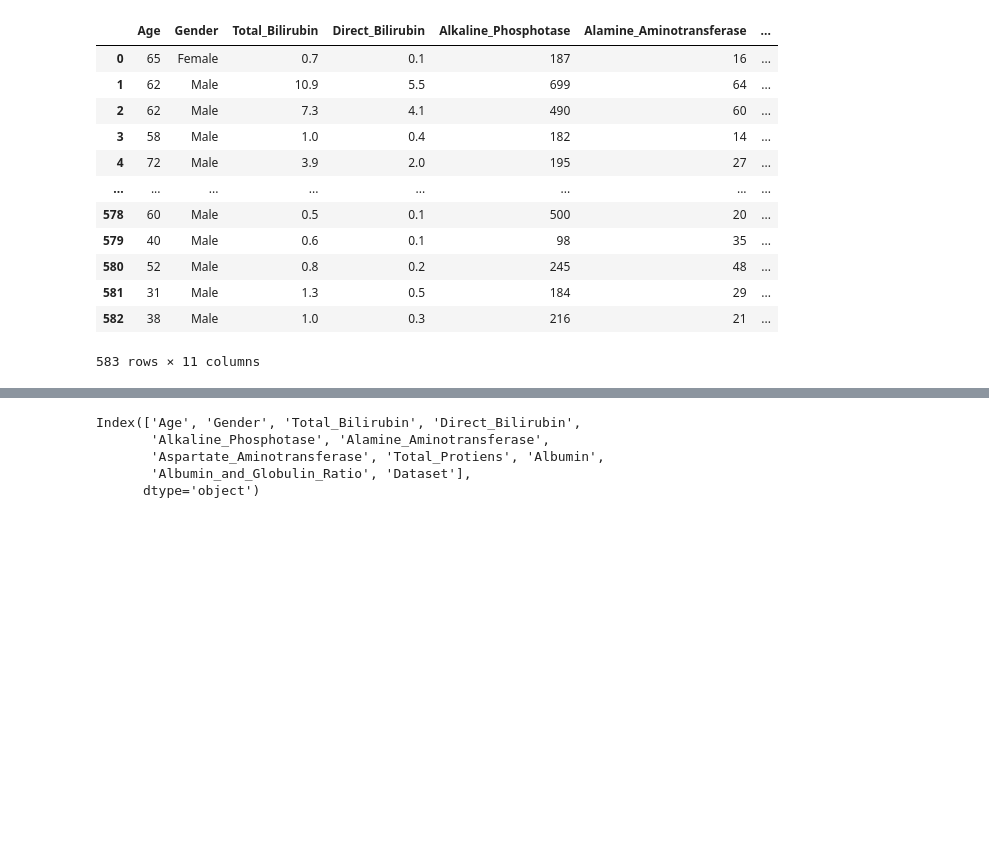
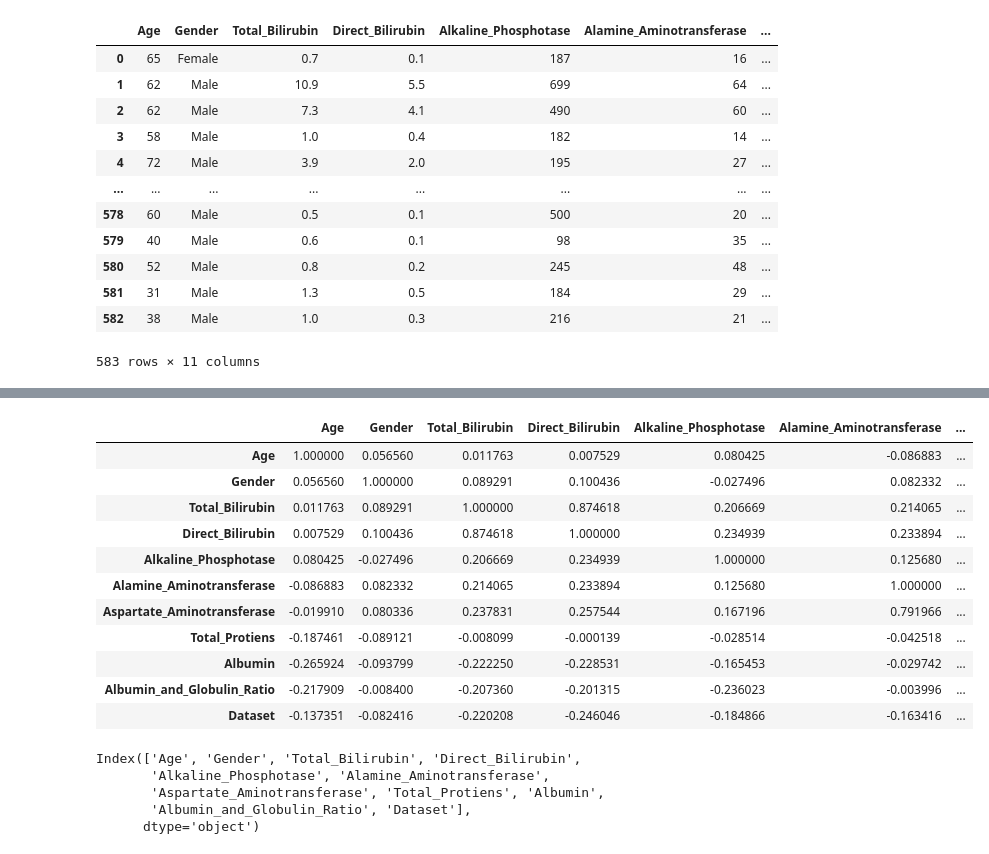
Before and after one commit to Hemanthk408/Multiple-Disease-Prediction-Using-ML, a Jupyter notebook: Multiple_Disease_Prediction.ipynb, the cells around one changed output, grey strips where cells are left out. Drawn from its saved outputs; the diff is of its cells as text; code cells hidden in the pictures; blank space fills up the shorter version.

```diff
--- a/Multiple_Disease_Prediction.ipynb
+++ b/Multiple_Disease_Prediction.ipynb
@@ -52,6 +50,21 @@ Data columns (total 11 columns):
  10  Dataset                     583 non-null    int64
 dtypes: float64(5), int64(5), object(1)
 memory usage: 50.2+ KB
+# %%
+df.corr()
+# %% [output]
+|  | Age | Gender | Total_Bilirubin | Direct_Bilirubin | Alkaline_Phosphotase | Alamine_Aminotransferase | ... |
+| Age | 1.000000 | 0.056560 | 0.011763 | 0.007529 | 0.080425 | -0.086883 | ... |
+| Gender | 0.056560 | 1.000000 | 0.089291 | 0.100436 | -0.027496 | 0.082332 | ... |
+| Total_Bilirubin | 0.011763 | 0.089291 | 1.000000 | 0.874618 | 0.206669 | 0.214065 | ... |
+| Direct_Bilirubin | 0.007529 | 0.100436 | 0.874618 | 1.000000 | 0.234939 | 0.233894 | ... |
+| Alkaline_Phosphotase | 0.080425 | -0.027496 | 0.206669 | 0.234939 | 1.000000 | 0.125680 | ... |
+| Alamine_Aminotransferase | -0.086883 | 0.082332 | 0.214065 | 0.233894 | 0.125680 | 1.000000 | ... |
+| Aspartate_Aminotransferase | -0.019910 | 0.080336 | 0.237831 | 0.257544 | 0.167196 | 0.791966 | ... |
+| Total_Protiens | -0.187461 | -0.089121 | -0.008099 | -0.000139 | -0.028514 | -0.042518 | ... |
+| Albumin | -0.265924 | -0.093799 | -0.222250 | -0.228531 | -0.165453 | -0.029742 | ... |
+| Albumin_and_Globulin_Ratio | -0.217909 | -0.008400 | -0.207360 | -0.201315 | -0.236023 | -0.003996 | ... |
+| Dataset | -0.137351 | -0.082416 | -0.220208 | -0.246046 | -0.184866 | -0.163416 | ... |
 # %%
 df.columns
 # %% [output]
```
Also changed, not shown: parts of 11 cells of this notebook.
